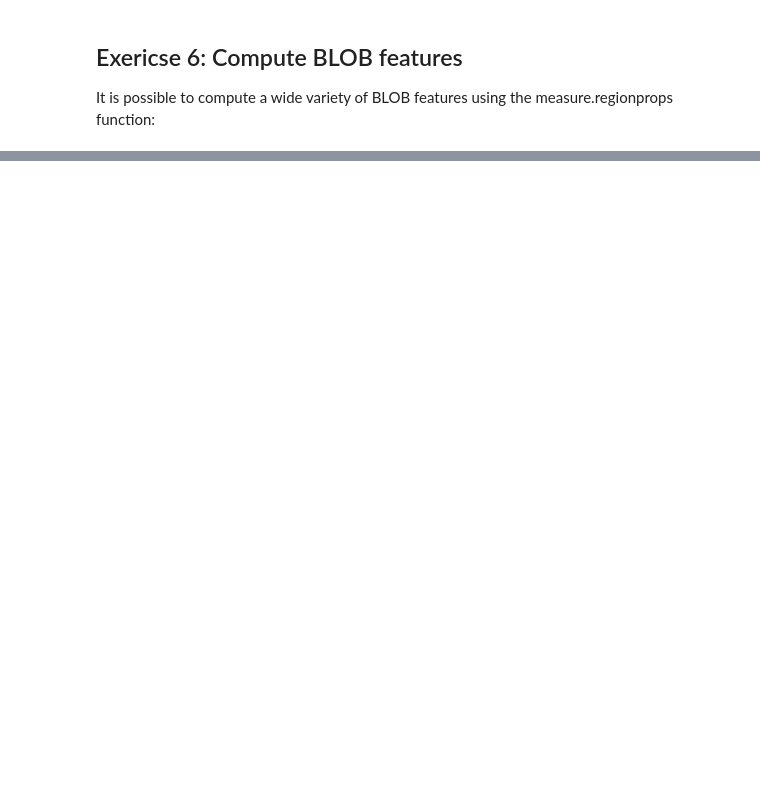
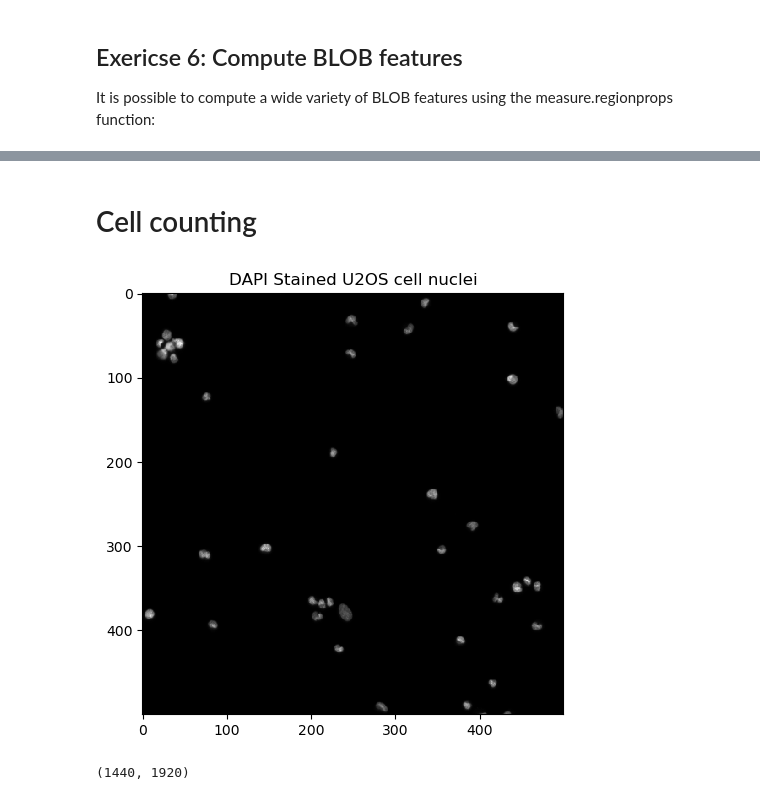
Before and after one commit to davidbasilio/DTUImageAnalysis, a Jupyter notebook: exercises/ex5-BLOBAnalysis/data/Ex5-BlobAnalysis.ipynb, the cells around one changed output, grey strips where cells are left out. Saved outputs shown, nothing was run; the diff lists cells and outputs as text; code cells hidden in the pictures; blank space fills up the shorter version.

Commit message:
exercise 14 completed

```diff
--- a/exercises/ex5-BLOBAnalysis/data/Ex5-BlobAnalysis.ipynb
+++ b/exercises/ex5-BLOBAnalysis/data/Ex5-BlobAnalysis.ipynb
@@ -90,0 +91,17 @@ plt.show()
+# %% [markdown]
+# Cell counting
+# %%
+in_dir = "exercises/ex5-BLOBAnalysis/data/"
+img_org = io.imread('Sample E2 - U2OS DAPI channel.tiff')
+# slice to extract smaller image
+img_small = img_org[700:1200, 900:1400]
+img_gray = img_as_ubyte(img_small)
+io.imshow(img_gray, vmin=0, vmax=150)
+plt.title('DAPI Stained U2OS cell nuclei')
+io.show()
+# %% [output]
+[figure, added]
+# %%
+img_org.shape
+# %% [output]
+(1440, 1920)
```
Also changed, not shown: parts of 21 cells of this notebook.
